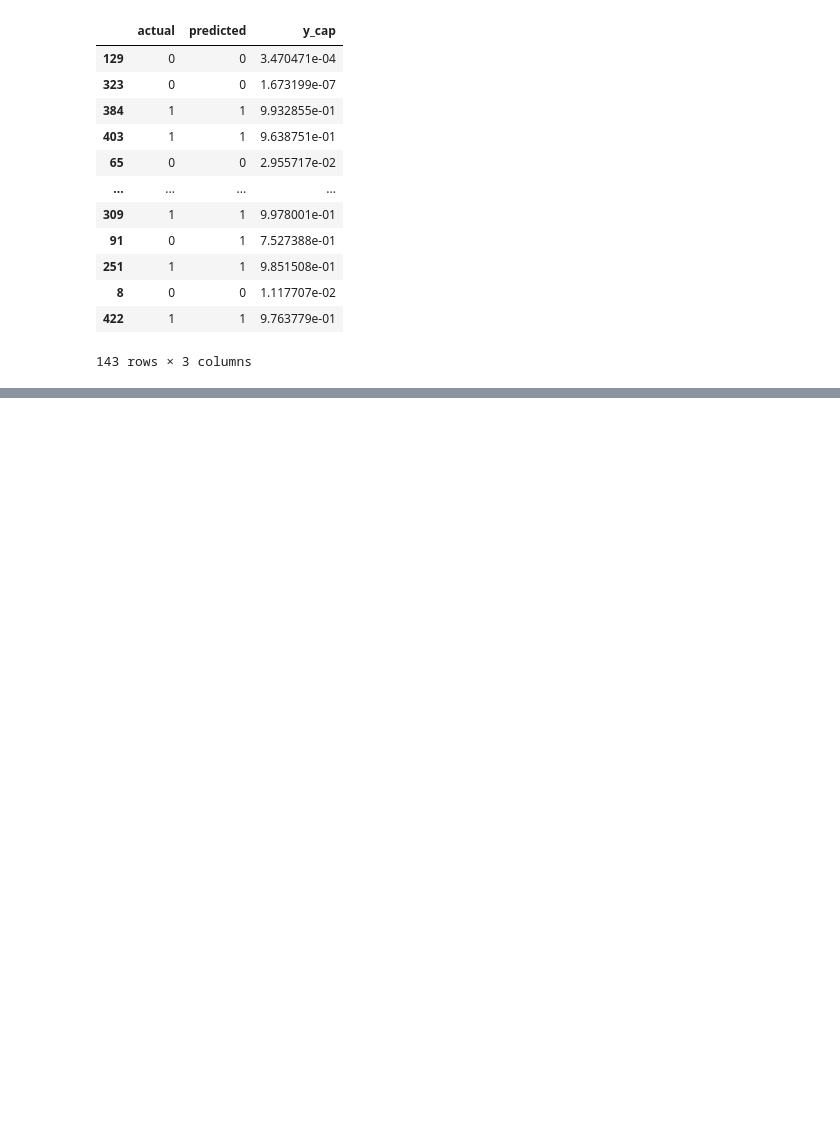
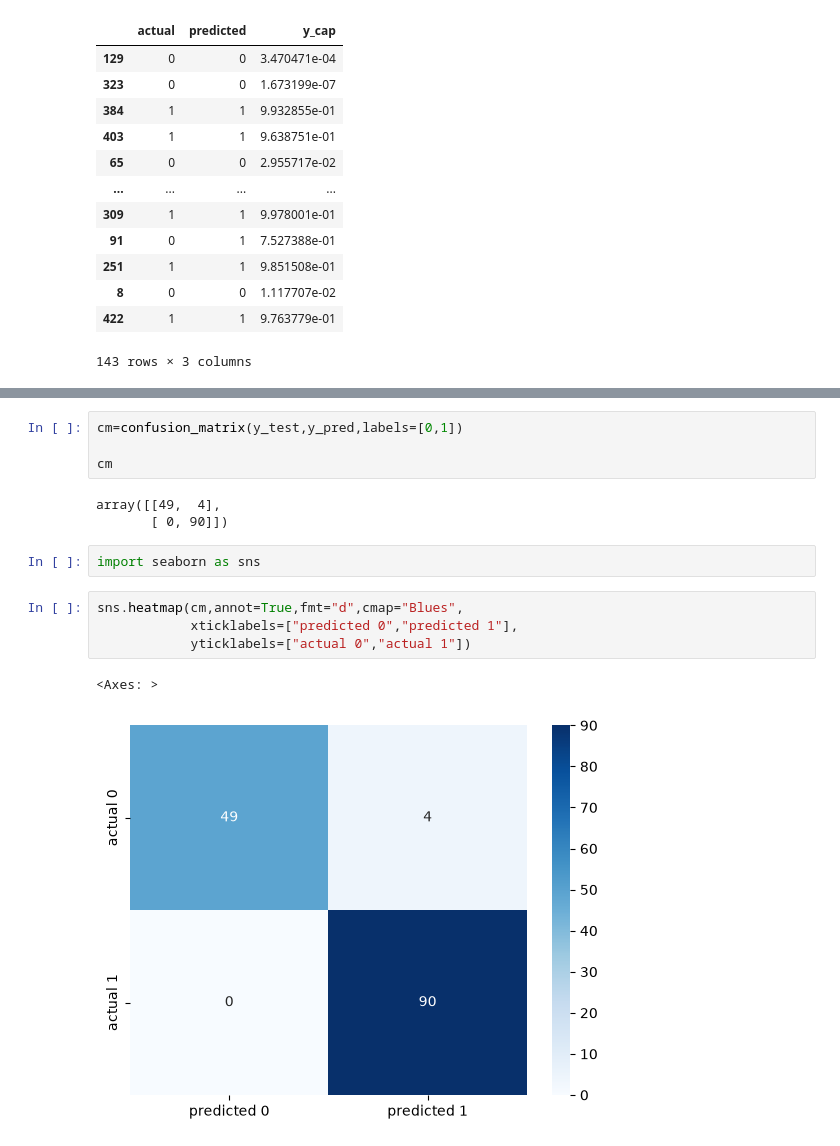
Before and after one commit to laxmanclinilaunch-hub/AI-ML-8-9-, a Jupyter notebook: 4.ML/2.1_logistic_regression.ipynb, the cells around one changed output, grey strips where cells are left out. Saved outputs shown, nothing was run; the diff lists cells and outputs as text; blank space fills up the shorter version.

```diff
--- a/4.ML/2.1_logistic_regression.ipynb
+++ b/4.ML/2.1_logistic_regression.ipynb
@@ -624,0 +644,16 @@ result
+# %%
+cm=confusion_matrix(y_test,y_pred,labels=[0,1])
+
+cm
+# %% [output]
+array([[49,  4],
+       [ 0, 90]])
+# %%
+import seaborn as sns
+# %%
+sns.heatmap(cm,annot=True,fmt="d",cmap="Blues",
+            xticklabels=["predicted 0","predicted 1"],
+            yticklabels=["actual 0","actual 1"])
+# %% [output]
+<Axes: >
+[figure, added]
```
Also changed, not shown: parts of 10 cells of this notebook.
